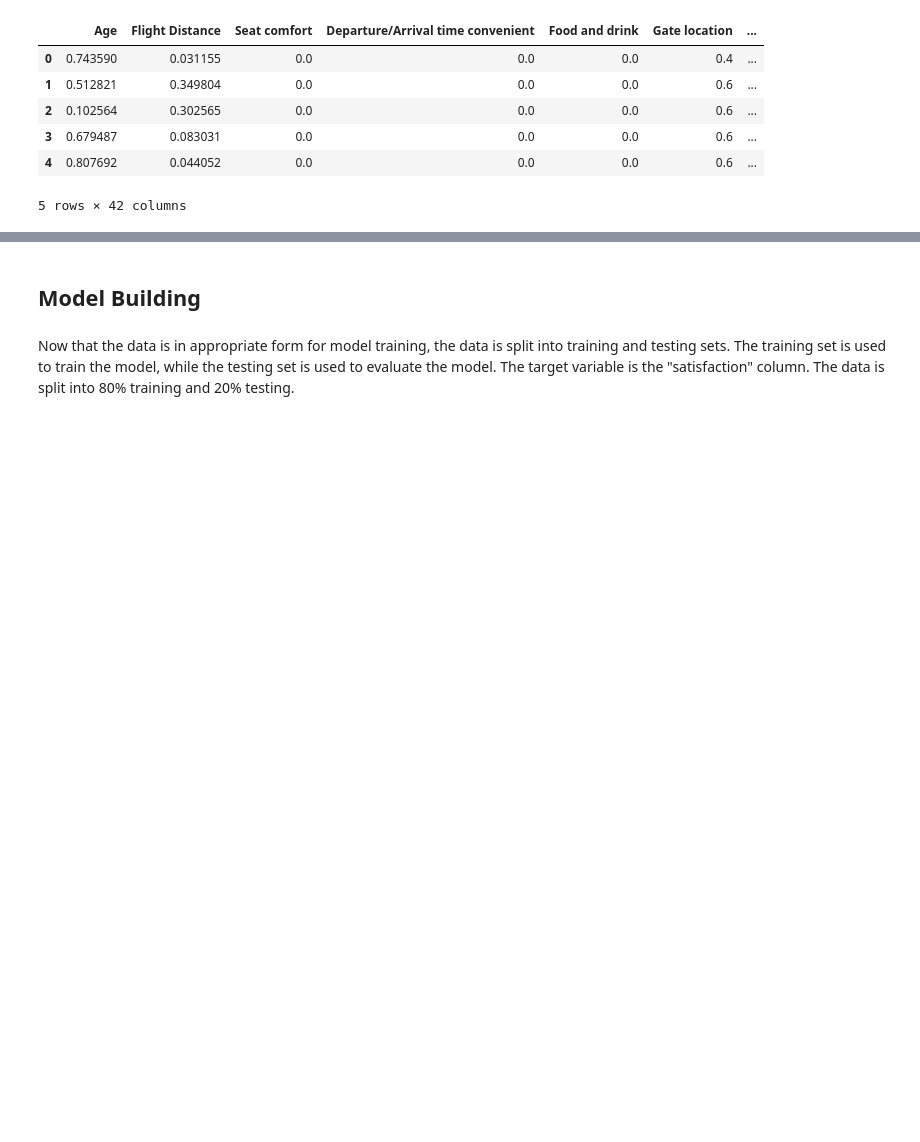
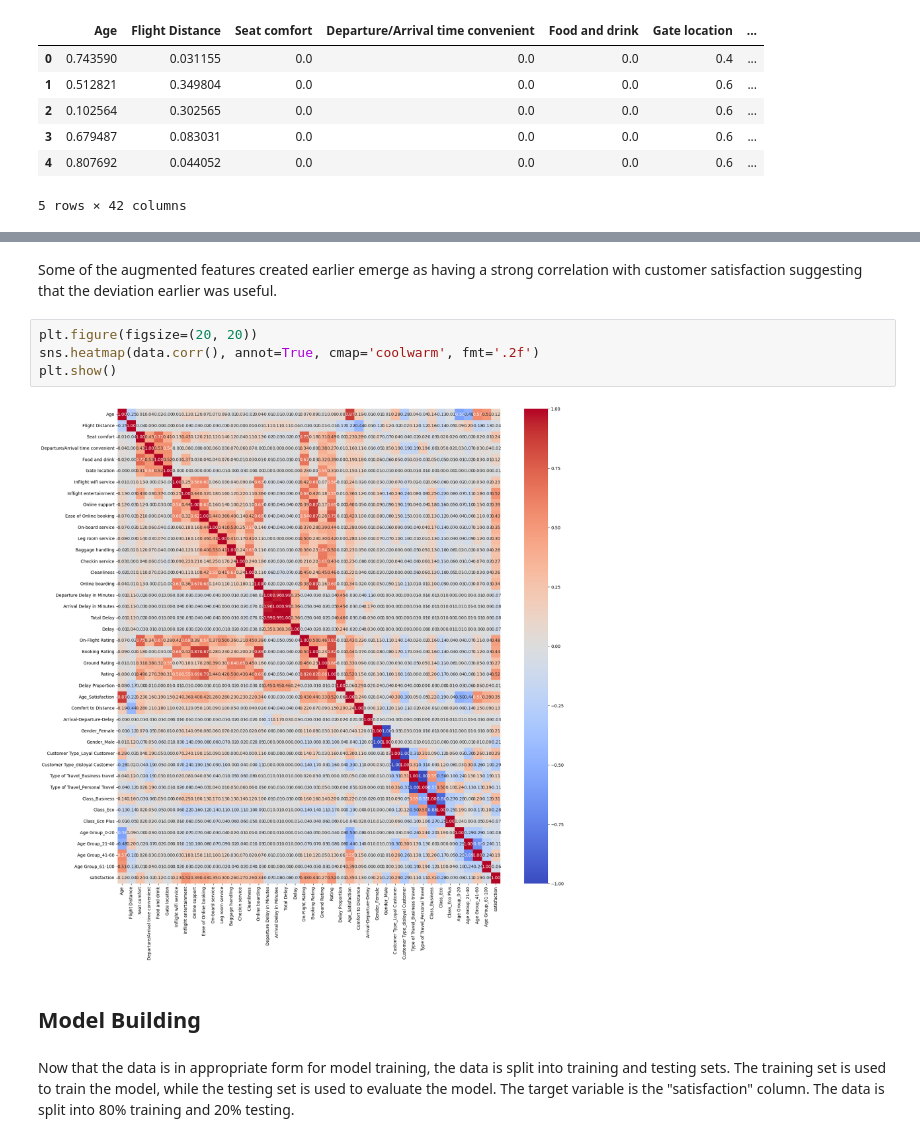
Before and after one commit to e-c-centric/MachineLearning, a Jupyter notebook: Elikem Gale-Zoyiku_Midsemester_Project/Elikem Gale-Zoyiku_Midsemester_Project.ipynb, the cells around one changed output, grey strips where cells are left out. Cells and saved outputs as stored; diff of their text form; blank space fills up the shorter version.

```diff
--- a/Elikem Gale-Zoyiku_Midsemester_Project/Elikem Gale-Zoyiku_Midsemester_Project.ipynb
+++ b/Elikem Gale-Zoyiku_Midsemester_Project/Elikem Gale-Zoyiku_Midsemester_Project.ipynb
@@ -503,3 +656,11 @@ data.head()
+# %% [markdown]
+Some of the augmented features created earlier emerge as having a strong correlation with customer satisfaction suggesting that the deviation earlier was useful.
+# %%
+plt.figure(figsize=(20, 20))
+sns.heatmap(data.corr(), annot=True, cmap='coolwarm', fmt='.2f')
+plt.show()
+# %% [output]
+[figure, added]
 # %% [markdown]
 ## Model Building
 # %% [markdown]
```
Also changed, not shown: parts of 46 cells of this notebook, 32 other files.
